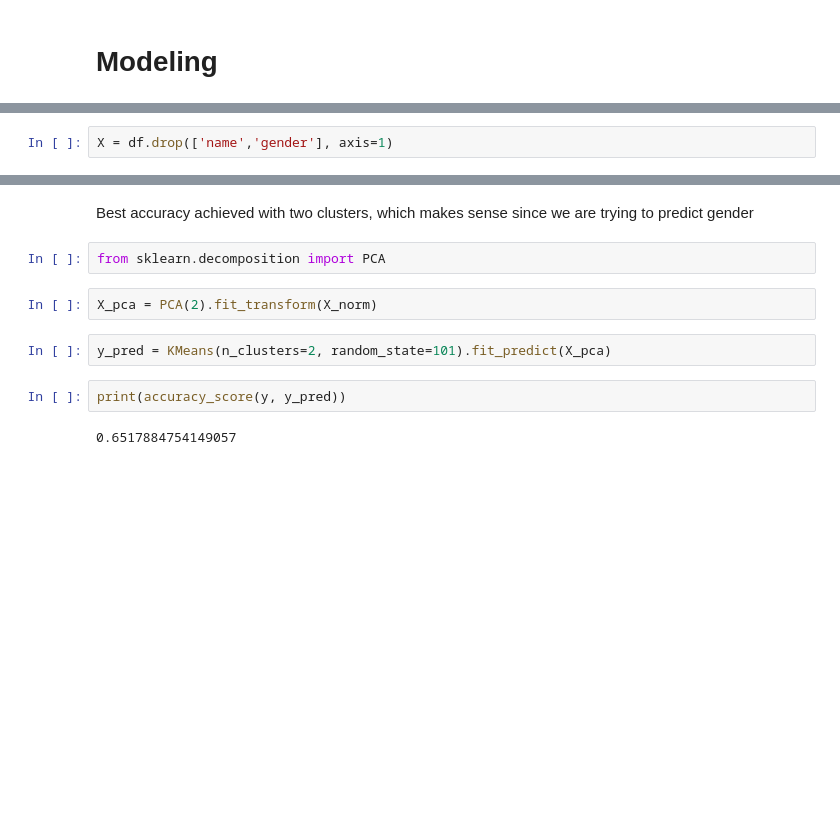
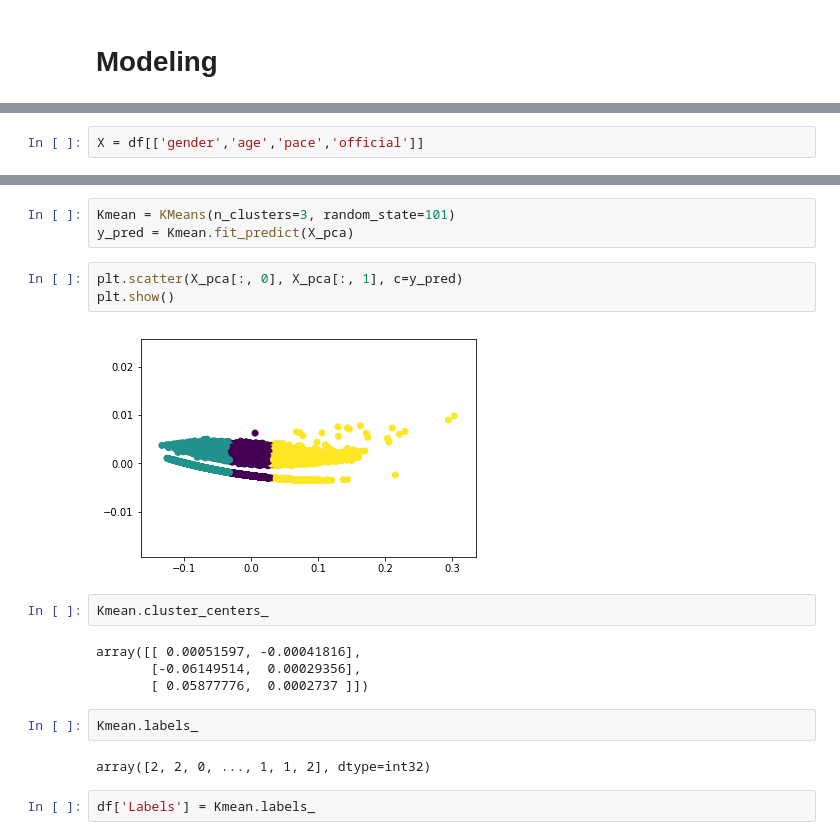
Before and after one commit to legomydiego/Thinkful-Unit-3-Unsupervised-Learning, a Jupyter notebook: Boston Marathon Analysis.ipynb, the cells around one changed output, grey strips where cells are left out. Saved outputs shown, nothing was run; the diff lists cells and outputs as text; blank space fills up the shorter version.

```diff
--- a/Boston Marathon Analysis.ipynb
+++ b/Boston Marathon Analysis.ipynb
@@ -98,2 +102,2 @@ Data is clean, on to modeling
 # %%
-X = df.drop(['name','gender'], axis=1)
+X = df[['gender','age','pace','official']]
@@ -138,12 +107,20 @@ results
-# %% [markdown]
-Best accuracy achieved with two clusters, which makes sense since we are trying to predict gender
-# %%
-from sklearn.decomposition import PCA
-# %%
-X_pca = PCA(2).fit_transform(X_norm)
 # %%
-y_pred = KMeans(n_clusters=2, random_state=101).fit_predict(X_pca)
+Kmean = KMeans(n_clusters=3, random_state=101)
+y_pred = Kmean.fit_predict(X_pca)
-# %%
-print(accuracy_score(y, y_pred))
-# %% [output]
-0.6517884754149057
+# %%
+plt.scatter(X_pca[:, 0], X_pca[:, 1], c=y_pred)
+plt.show()
+# %% [output]
+[figure, added]
+# %%
+Kmean.cluster_centers_
+# %% [output]
+array([[ 0.00051597, -0.00041816],
+       [-0.06149514,  0.00029356],
+       [ 0.05877776,  0.0002737 ]])
+# %%
+Kmean.labels_
+# %% [output]
+array([2, 2, 0, ..., 1, 1, 2], dtype=int32)
+# %%
+df['Labels'] = Kmean.labels_
```
Also changed, not shown: parts of 10 cells of this notebook.
